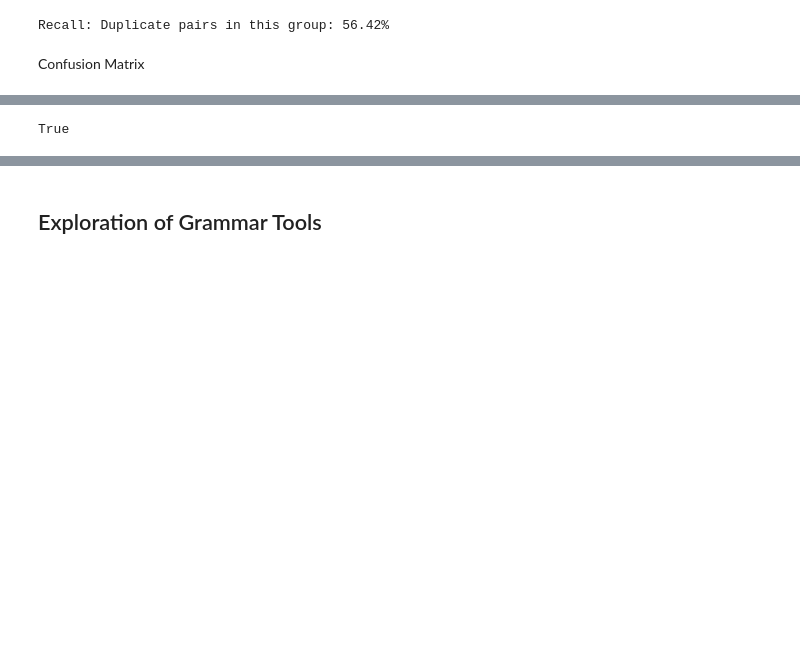
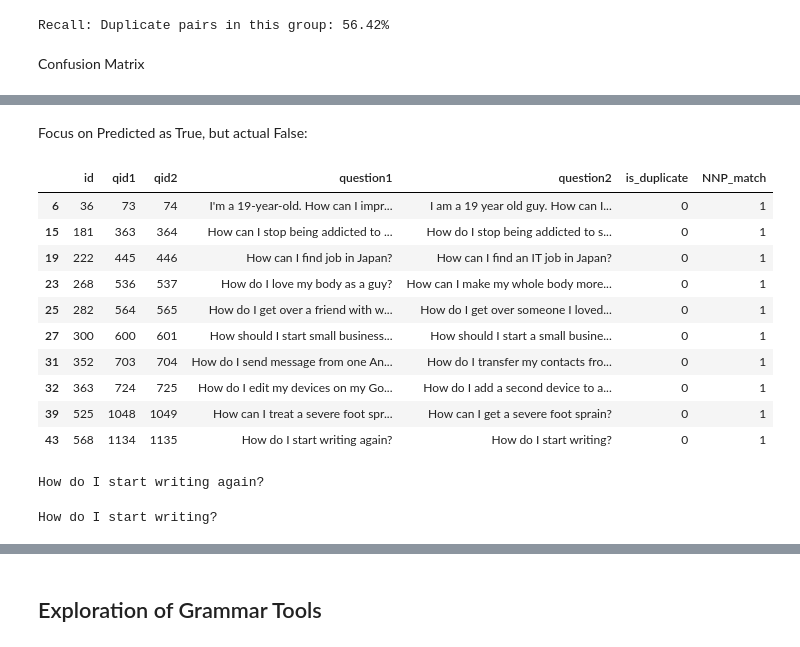
Before and after one commit to mathurtx/kaggle-quora, a Jupyter notebook: data_exploration.ipynb, the cells around one changed output, grey strips where cells are left out. Drawn from its saved outputs; the diff is of its cells as text; code cells hidden in the pictures; blank space fills up the shorter version.

```diff
--- a/data_exploration.ipynb
+++ b/data_exploration.ipynb
@@ -194,4 +211,26 @@ Accuracy Rate: 4.06%
-# %%
-['physics'][0] in 'How can you make physics easy to learn?'
-# %% [output]
-True
+# %% [markdown]
+Focus on Predicted as True, but actual False:
+# %%
+how_to_df[(y_actu == 0) & (y_pred == 1)].head(10)
+# %% [output]
+|  | id | qid1 | qid2 | question1 | question2 | is_duplicate | NNP_match |
+| 6 | 36 | 73 | 74 | I'm a 19-year-old. How can I impr... | I am a 19 year old guy. How can I... | 0 | 1 |
+| 15 | 181 | 363 | 364 | How can I stop being addicted to ... | How do I stop being addicted to s... | 0 | 1 |
+| 19 | 222 | 445 | 446 | How can I find job in Japan? | How can I find an IT job in Japan? | 0 | 1 |
+| 23 | 268 | 536 | 537 | How do I love my body as a guy? | How can I make my whole body more... | 0 | 1 |
+| 25 | 282 | 564 | 565 | How do I get over a friend with w... | How do I get over someone I loved... | 0 | 1 |
+| 27 | 300 | 600 | 601 | How should I start small business... | How should I start a small busine... | 0 | 1 |
+| 31 | 352 | 703 | 704 | How do I send message from one An... | How do I transfer my contacts fro... | 0 | 1 |
+| 32 | 363 | 724 | 725 | How do I edit my devices on my Go... | How do I add a second device to a... | 0 | 1 |
+| 39 | 525 | 1048 | 1049 | How can I treat a severe foot spr... | How can I get a severe foot sprain? | 0 | 1 |
+| 43 | 568 | 1134 | 1135 | How do I start writing again? | How do I start writing? | 0 | 1 |
+# %%
+Q1 = how_to_df.iloc[43,3]
+print(Q1)
+# %% [output]
+How do I start writing again?
+# %%
+Q2 = how_to_df.iloc[43,4]
+print(Q2)
+# %% [output]
+How do I start writing?
```
Also changed, not shown: parts of 22 cells of this notebook.
